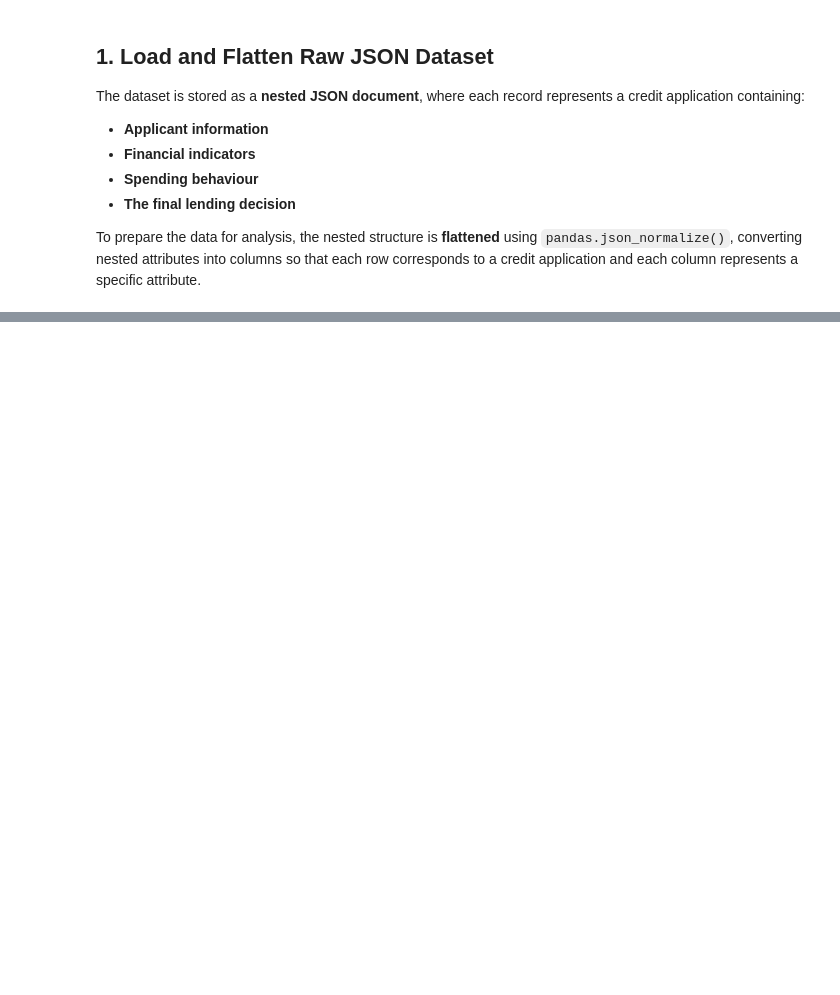
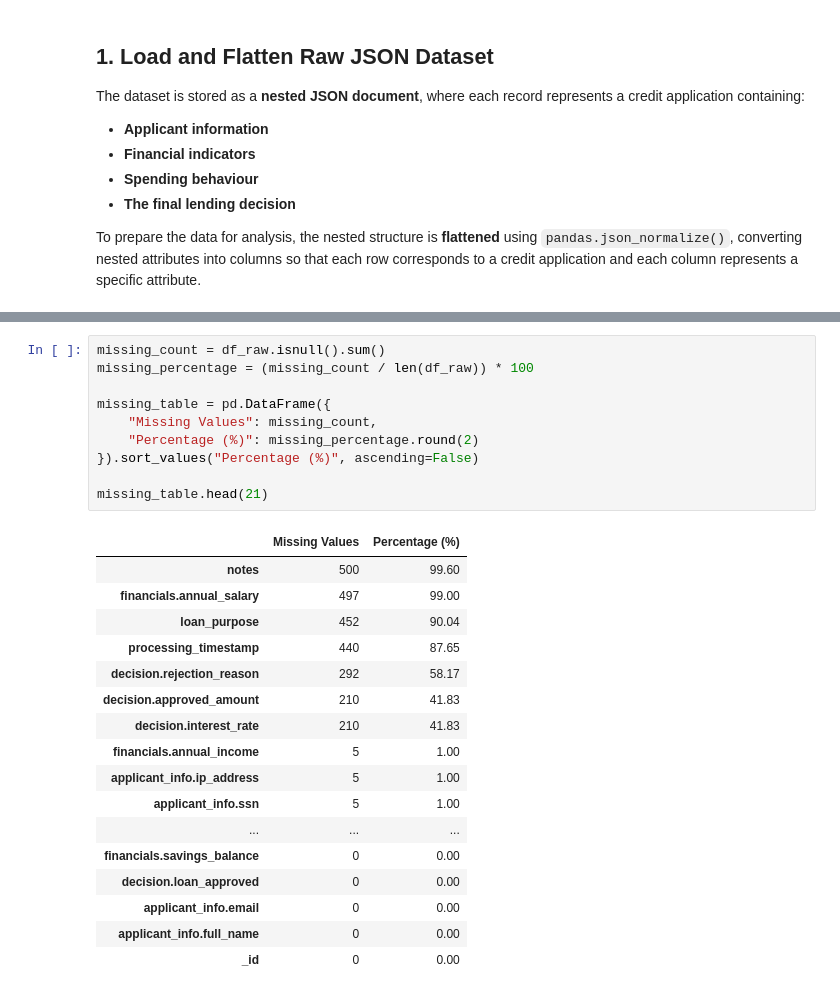
Before and after one commit to Beatrizboal/dego-project-team7, a Jupyter notebook: notebooks/01_data_quality.ipynb, the cells around one changed output, grey strips where cells are left out. Drawn from its saved outputs; the diff is of its cells as text; blank space fills up the shorter version.

```diff
--- a/notebooks/01_data_quality.ipynb
+++ b/notebooks/01_data_quality.ipynb
@@ -49,0 +106,28 @@ Shape of the DataFrame:
+# %%
+missing_count = df_raw.isnull().sum()
+missing_percentage = (missing_count / len(df_raw)) * 100
+
+missing_table = pd.DataFrame({
+    "Missing Values": missing_count,
+    "Percentage (%)": missing_percentage.round(2)
+}).sort_values("Percentage (%)", ascending=False)
+
+missing_table.head(21)
+# %% [output]
+|  | Missing Values | Percentage (%) |
+| notes | 500 | 99.60 |
+| financials.annual_salary | 497 | 99.00 |
+| loan_purpose | 452 | 90.04 |
+| processing_timestamp | 440 | 87.65 |
+| decision.rejection_reason | 292 | 58.17 |
+| decision.approved_amount | 210 | 41.83 |
+| decision.interest_rate | 210 | 41.83 |
+| financials.annual_income | 5 | 1.00 |
+| applicant_info.ip_address | 5 | 1.00 |
+| applicant_info.ssn | 5 | 1.00 |
+| ... | ... | ... |
+| financials.savings_balance | 0 | 0.00 |
+| decision.loan_approved | 0 | 0.00 |
+| applicant_info.email | 0 | 0.00 |
+| applicant_info.full_name | 0 | 0.00 |
+| _id | 0 | 0.00 |
```
Also changed, not shown: parts of 15 cells of this notebook.
